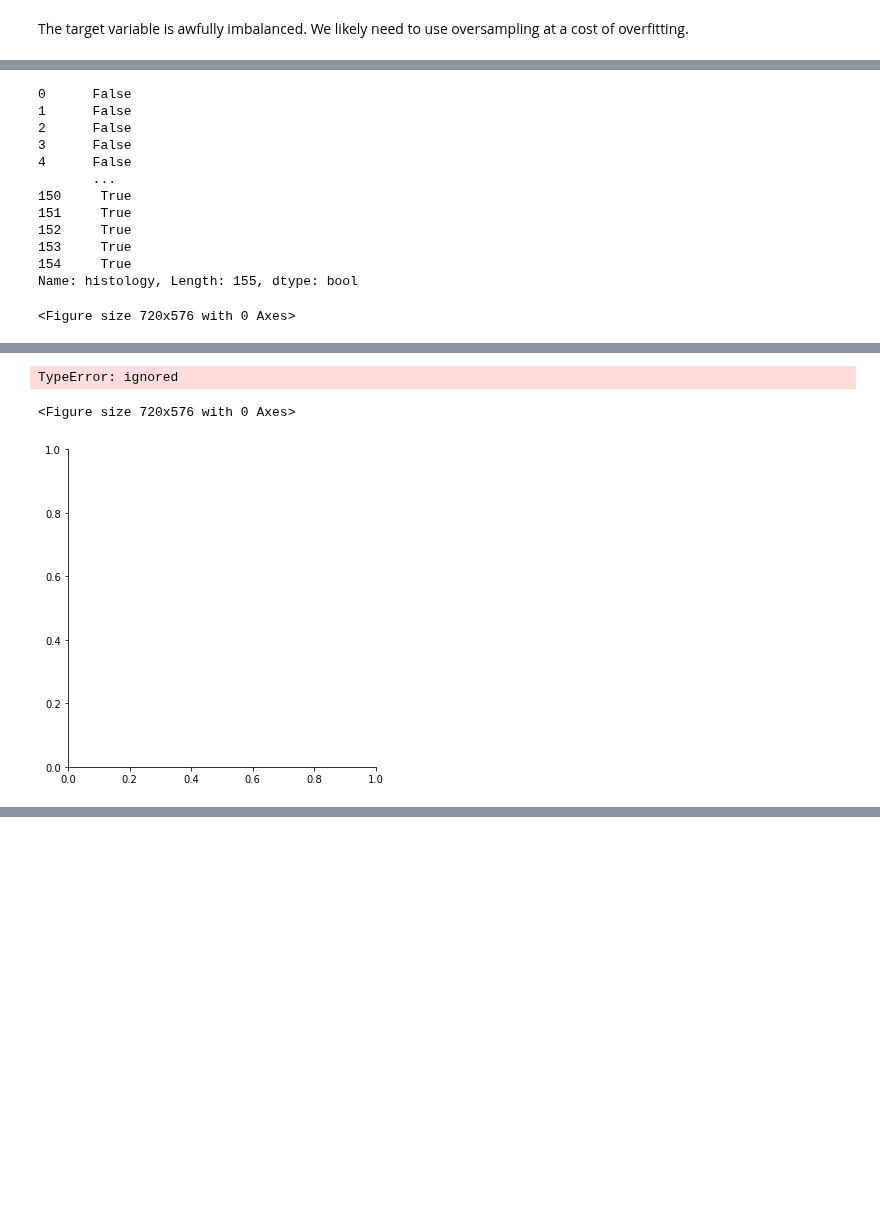
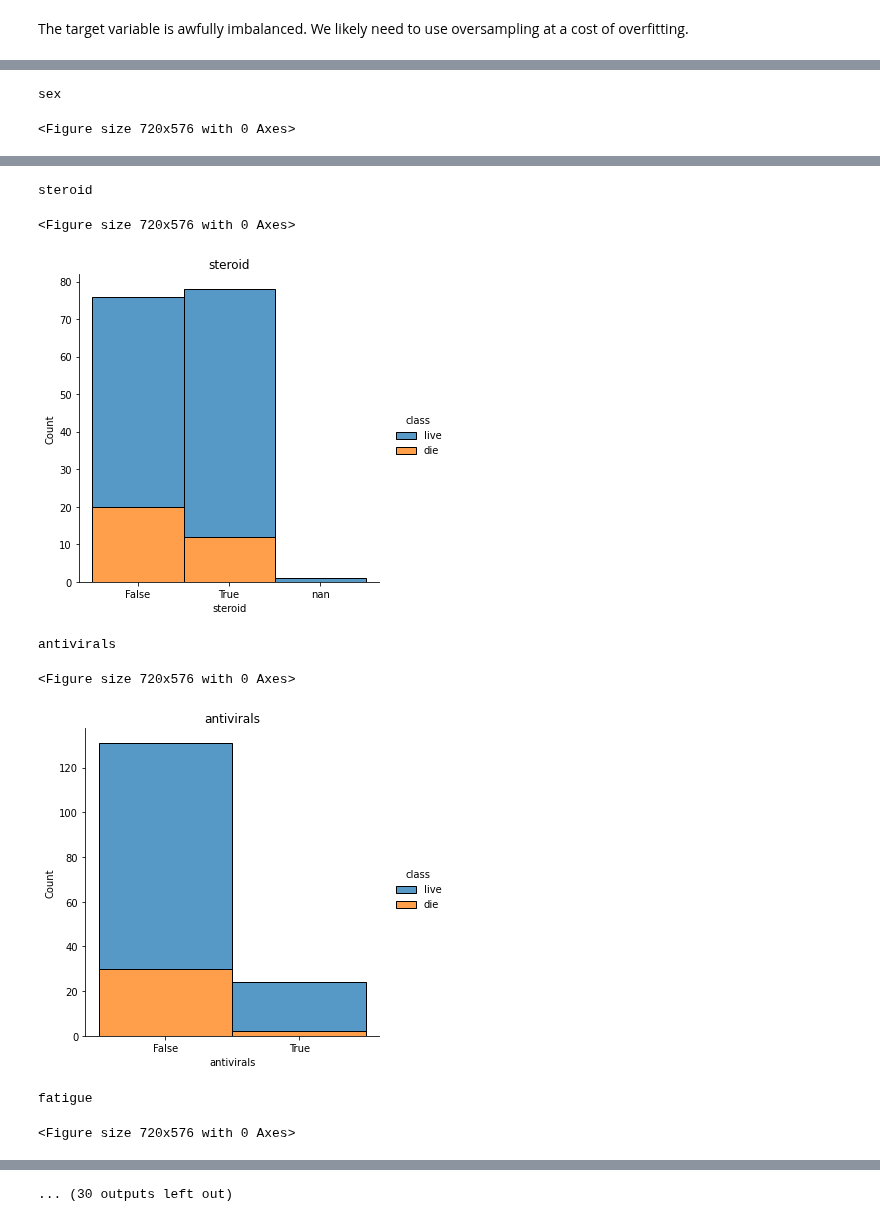
Before and after one commit to TaeMD/ML-projects, a Jupyter notebook: Hepatitis_Data_Set.ipynb, the cells around one changed output, grey strips where cells are left out. Drawn from its saved outputs; the diff is of its cells as text; code cells hidden in the pictures; blank space fills up the shorter version.

```diff
--- a/Hepatitis_Data_Set.ipynb
+++ b/Hepatitis_Data_Set.ipynb
@@ -154,2 +148,7 @@ array([123,  32])
+# %%
+df_str = df.copy()
+# %%
+for i in cat_var:
+  df_str[i] = df_str[i].astype(str)
 # %%
 plt.figure(figsize=(10,8))
@@ -170,7 +169,7 @@ The target variable is awfully imbalanced. We likely need to use oversampling at
 # %%
 for i in cat_var[:-1]:
   plt.figure(figsize=(10,8))
-  plt.pie(x=df[i].value_counts().values, labels = df[i].value_counts().index, autopct='%1.1f%%', shadow=True, startangle=70)
+  plt.pie(x=df_str[i].value_counts().values, labels = df_str[i].value_counts().index, autopct='%1.1f%%', shadow=True, startangle=70)
   plt.title(i)
   plt.show()
 # %% [output]
@@ -189,28 +188,20 @@ for i in cat_var[:-1]:
 [figure]
-# %%
-df['histology']
-# %% [output]
-0      False
-1      False
-2      False
-3      False
-4      False
-       ...
-150     True
-151     True
-152     True
-153     True
-154     True
-Name: histology, Length: 155, dtype: bool
 # %%
-for i in cat_var[:-1]:
+for i in cat_var:
+  print(i)
   plt.figure(figsize=(10,8))
-  sns.displot(data=df, x=i, hue='class', multiple='stack')
+  sns.displot(data=df_str, x=i, hue='class', multiple='stack')
   plt.title(i)
   plt.show()
 # %% [output]
-<Figure size 720x576 with 0 Axes>
+sex
+<Figure size 720x576 with 0 Axes>
 [figure]
-TypeError: ignored
-<Figure size 720x576 with 0 Axes>
+steroid
+<Figure size 720x576 with 0 Axes>
-[figure, old version]
+[figure, new version]
+antivirals
+<Figure size 720x576 with 0 Axes>
+[figure, added]
+fatigue
+<Figure size 720x576 with 0 Axes>
@@ -216,0 +209 @@ TypeError: ignored
+... (30 outputs left out)
```
Also changed, not shown: parts of 6 cells of this notebook.
